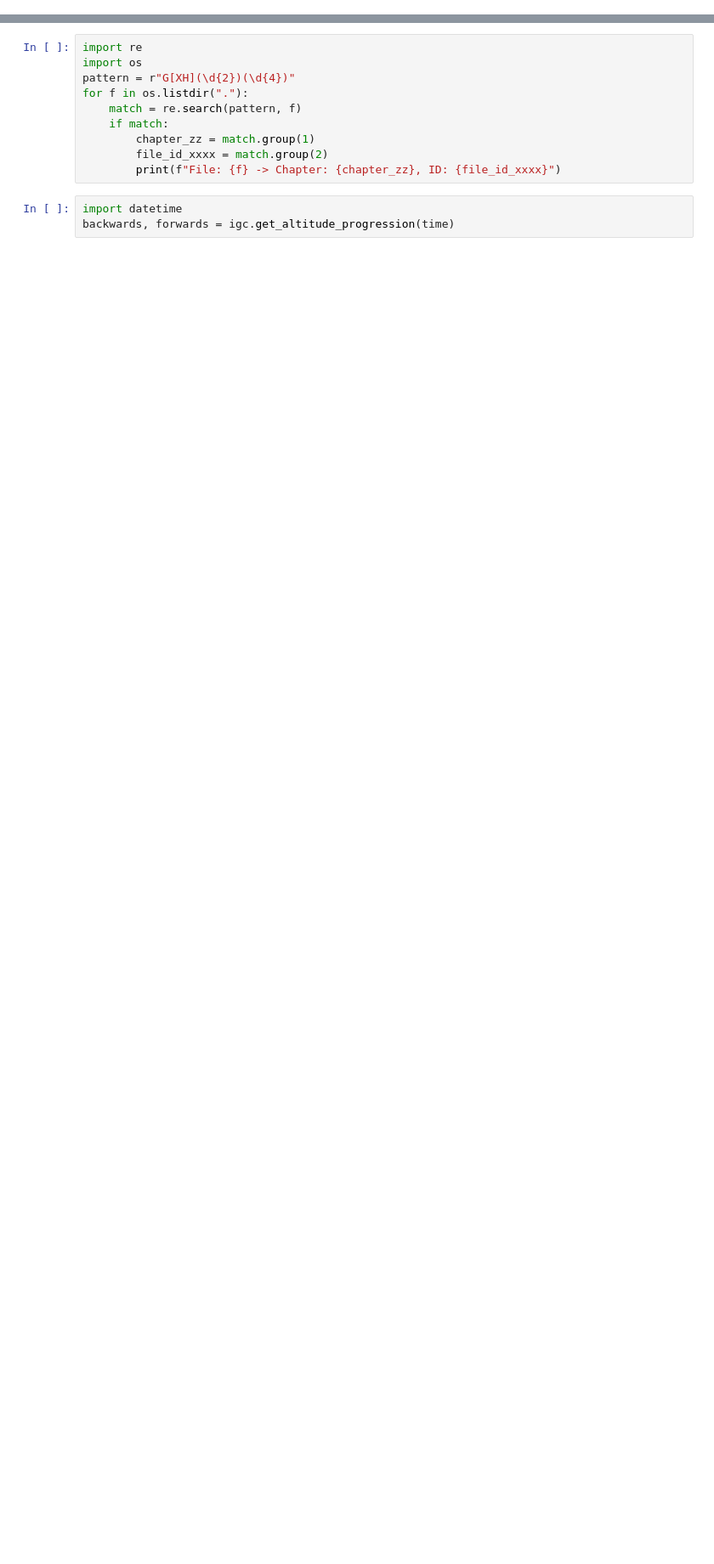
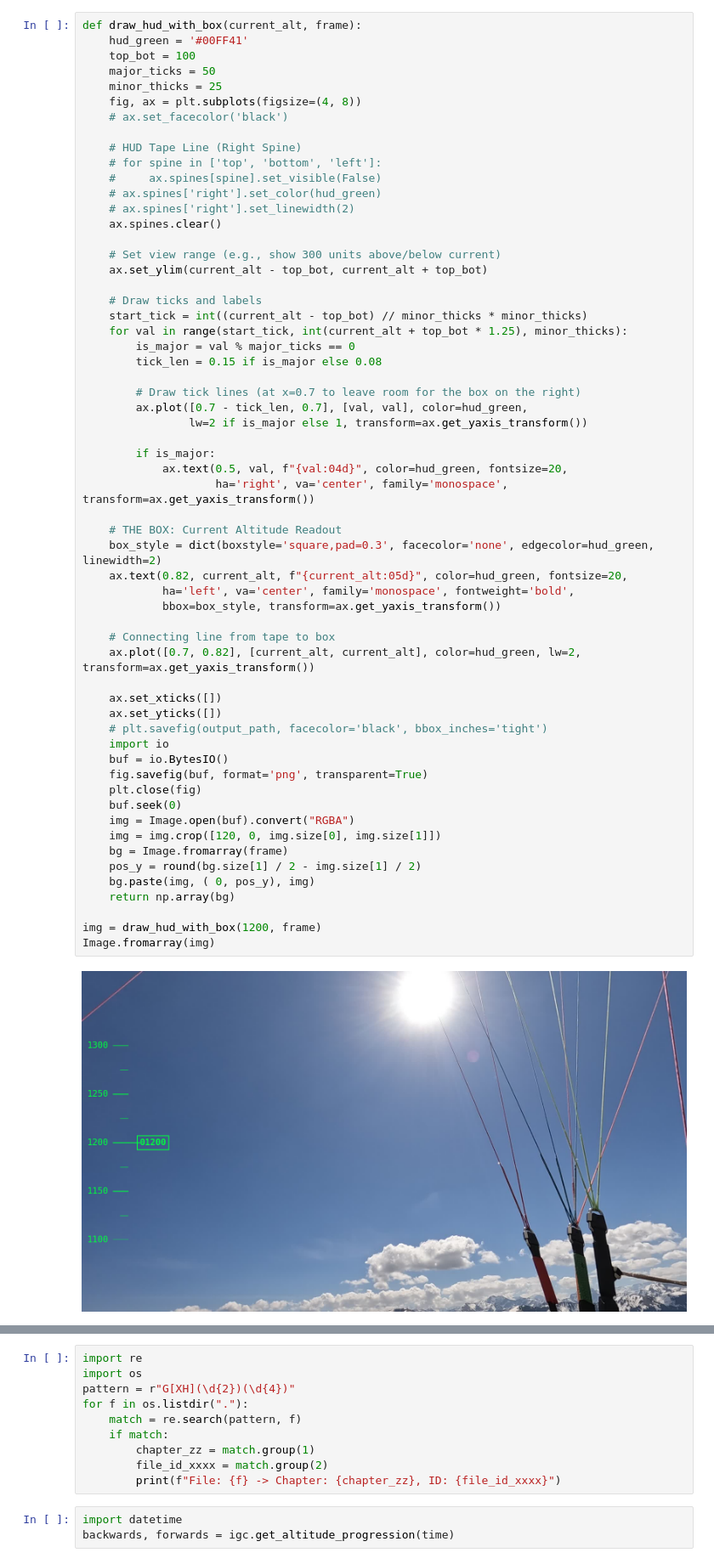
Before and after one commit to darfRaider/gliderVideo, a Jupyter notebook: Test.ipynb, the cells around one changed output, grey strips where cells are left out. Shown at 85% size. Cells and saved outputs as stored; diff of their text form; blank space fills up the shorter version.

```diff
--- a/Test.ipynb
+++ b/Test.ipynb
@@ -8,3 +16,64 @@ meta1 = GoProVideoMetadata.from_video("GX020107.MP4")
+# %%
+def draw_hud_with_box(current_alt, frame):
+    hud_green = '#00FF41'
+    top_bot = 100
+    major_ticks = 50
+    minor_thicks = 25
+    fig, ax = plt.subplots(figsize=(4, 8))
+    # ax.set_facecolor('black')
+
+    # HUD Tape Line (Right Spine)
+    # for spine in ['top', 'bottom', 'left']:
+    #     ax.spines[spine].set_visible(False)
+    # ax.spines['right'].set_color(hud_green)
+    # ax.spines['right'].set_linewidth(2)
+    ax.spines.clear()
+
+    # Set view range (e.g., show 300 units above/below current)
+    ax.set_ylim(current_alt - top_bot, current_alt + top_bot)
+
+    # Draw ticks and labels
+    start_tick = int((current_alt - top_bot) // minor_thicks * minor_thicks)
+    for val in range(start_tick, int(current_alt + top_bot * 1.25), minor_thicks):
+        is_major = val % major_ticks == 0
+        tick_len = 0.15 if is_major else 0.08
+
+        # Draw tick lines (at x=0.7 to leave room for the box on the right)
+        ax.plot([0.7 - tick_len, 0.7], [val, val], color=hud_green,
+                lw=2 if is_major else 1, transform=ax.get_yaxis_transform())
+
+        if is_major:
+            ax.text(0.5, val, f"{val:04d}", color=hud_green, fontsize=20,
+                    ha='right', va='center', family='monospace', transform=ax.get_yaxis_transform())
+
+    # THE BOX: Current Altitude Readout
+    box_style = dict(boxstyle='square,pad=0.3', facecolor='none', edgecolor=hud_green, linewidth=2)
+    ax.text(0.82, current_alt, f"{current_alt:05d}", color=hud_green, fontsize=20,
+            ha='left', va='center', family='monospace', fontweight='bold',
+            bbox=box_style, transform=ax.get_yaxis_transform())
+
+    # Connecting line from tape to box
+    ax.plot([0.7, 0.82], [current_alt, current_alt], color=hud_green, lw=2, transform=ax.get_yaxis_transform())
+
+    ax.set_xticks([])
+    ax.set_yticks([])
+    # plt.savefig(output_path, facecolor='black', bbox_inches='tight')
+    import io
+    buf = io.BytesIO()
+    fig.savefig(buf, format='png', transparent=True)
+    plt.close(fig)
+    buf.seek(0)
+    img = Image.open(buf).convert("RGBA")
+    img = img.crop([120, 0, img.size[0], img.size[1]])
+    bg = Image.fromarray(frame)
+    pos_y = round(bg.size[1] / 2 - img.size[1] / 2)
+    bg.paste(img, ( 0, pos_y), img)
+    return np.array(bg)
+
+img = draw_hud_with_box(1200, frame)
+Image.fromarray(img)
+# %% [output]
+[figure, added]
 # %%
 
 ## Python Implementation
```
Also changed, not shown: parts of 9 cells of this notebook, 6 other files.
